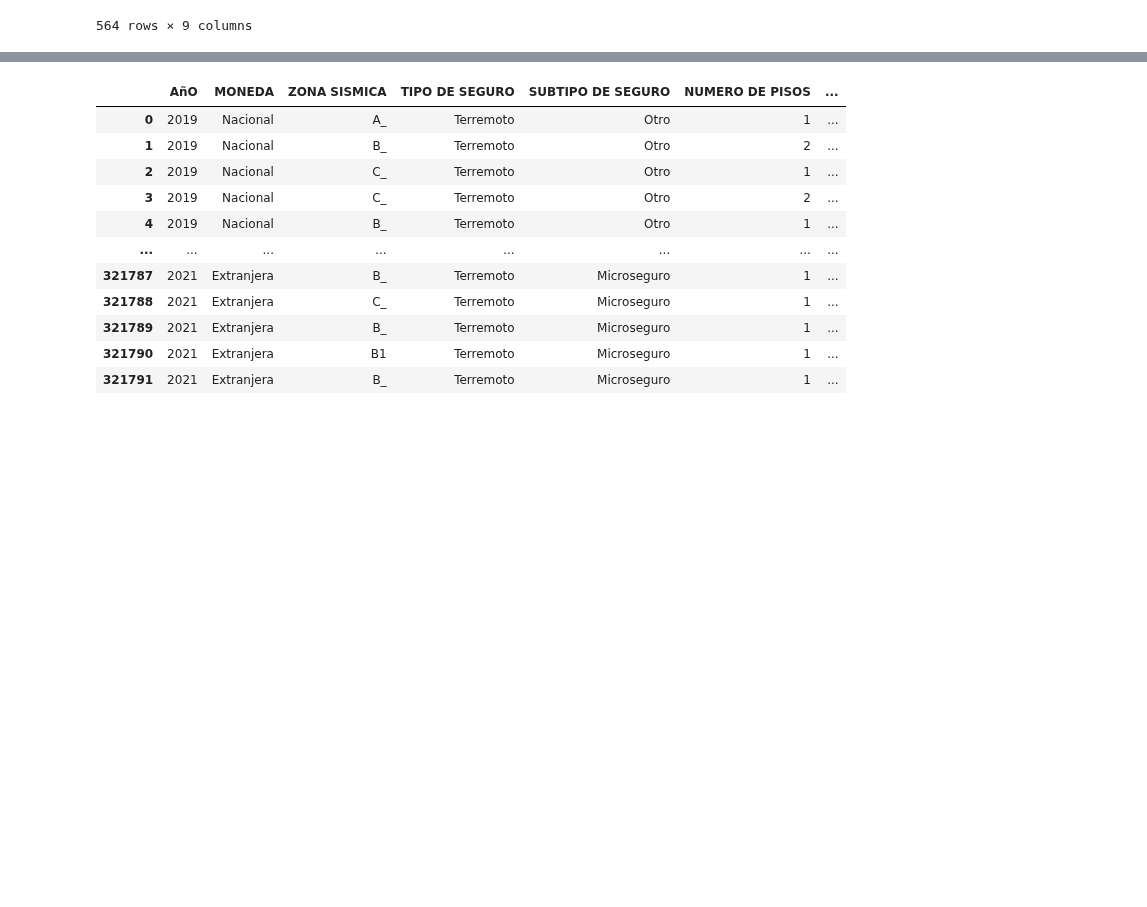
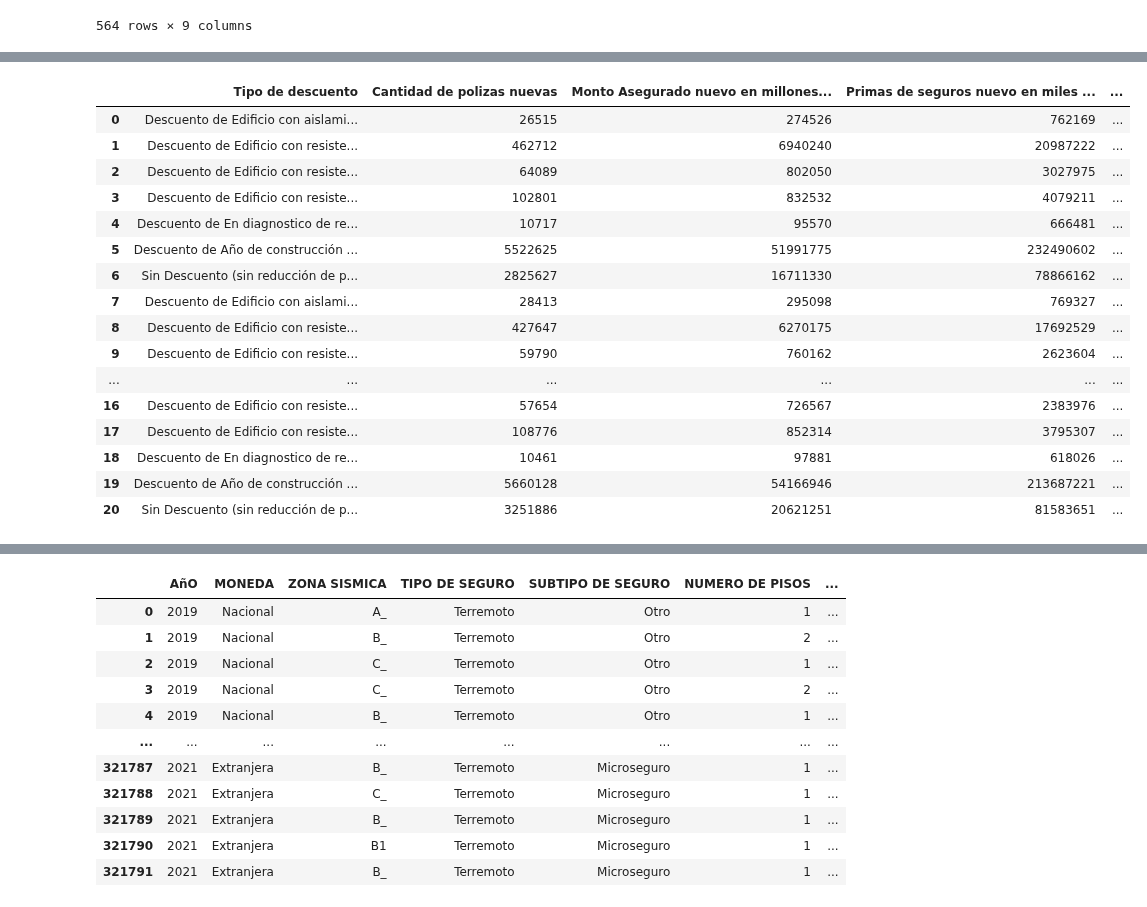
Before and after one commit to ReneRamosTrvn/alertas_sismicas, a Jupyter notebook: ETL.ipynb, the cells around one changed output, grey strips where cells are left out. Cells and saved outputs as stored; diff of their text form; code cells hidden in the pictures; blank space fills up the shorter version.

```diff
--- a/ETL.ipynb
+++ b/ETL.ipynb
@@ -466,0 +536,20 @@ df_polizas
+# %%
+datos_hoja4
+# %% [output]
+|  | Tipo de descuento | Cantidad de polizas nuevas | Monto Asegurado nuevo en millones... | Primas de seguros nuevo en miles ... | ... |
+| 0 | Descuento de Edificio con aislami... | 26515 | 274526 | 762169 | ... |
+| 1 | Descuento de Edificio con resiste... | 462712 | 6940240 | 20987222 | ... |
+| 2 | Descuento de Edificio con resiste... | 64089 | 802050 | 3027975 | ... |
+| 3 | Descuento de Edificio con resiste... | 102801 | 832532 | 4079211 | ... |
+| 4 | Descuento de En diagnostico de re... | 10717 | 95570 | 666481 | ... |
+| 5 | Descuento de Año de construcción ... | 5522625 | 51991775 | 232490602 | ... |
+| 6 | Sin Descuento (sin reducción de p... | 2825627 | 16711330 | 78866162 | ... |
+| 7 | Descuento de Edificio con aislami... | 28413 | 295098 | 769327 | ... |
+| 8 | Descuento de Edificio con resiste... | 427647 | 6270175 | 17692529 | ... |
+| 9 | Descuento de Edificio con resiste... | 59790 | 760162 | 2623604 | ... |
+| ... | ... | ... | ... | ... | ... |
+| 16 | Descuento de Edificio con resiste... | 57654 | 726567 | 2383976 | ... |
+| 17 | Descuento de Edificio con resiste... | 108776 | 852314 | 3795307 | ... |
+| 18 | Descuento de En diagnostico de re... | 10461 | 97881 | 618026 | ... |
+| 19 | Descuento de Año de construcción ... | 5660128 | 54166946 | 213687221 | ... |
+| 20 | Sin Descuento (sin reducción de p... | 3251886 | 20621251 | 81583651 | ... |
```
Also changed, not shown: parts of 8 cells of this notebook, 8 other files.
